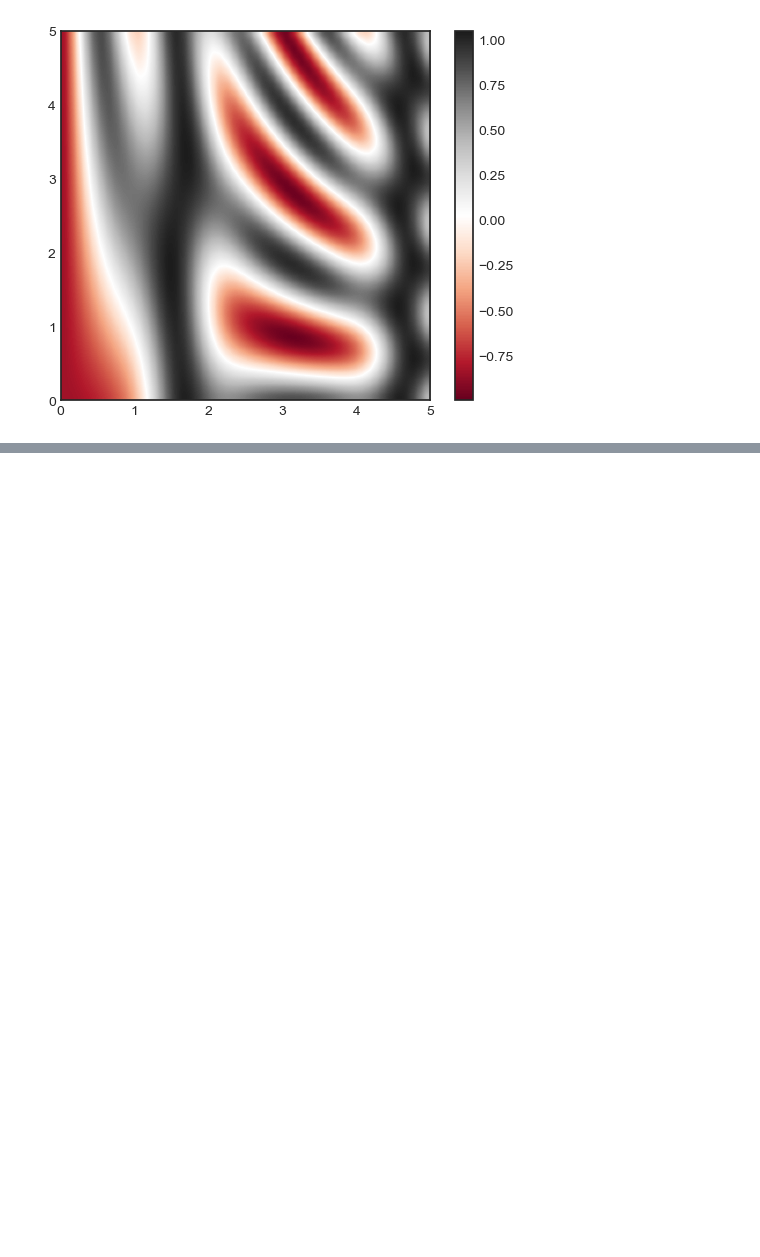
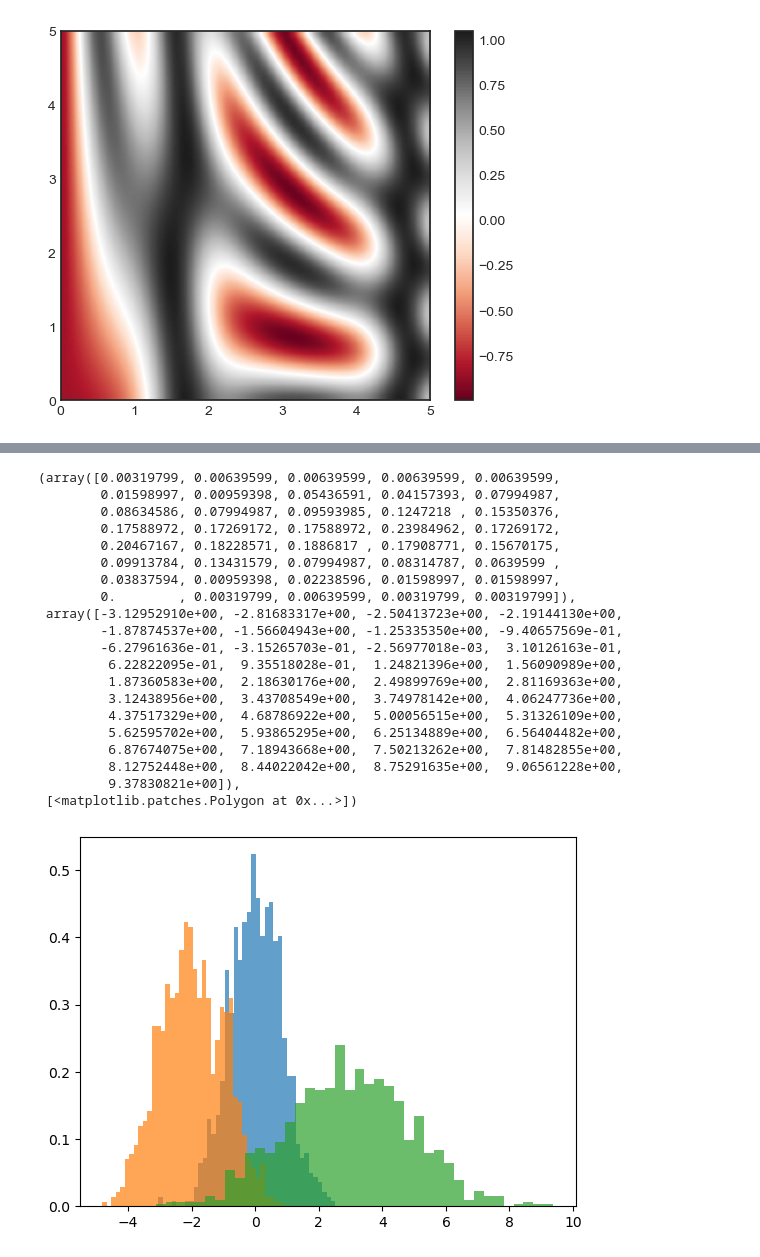
Before and after one commit to Venux09/Data_science_handbook_study, a Jupyter notebook: Matplotlib-data_science_handbook/density_detour.ipynb, the cells around one changed output, grey strips where cells are left out. Drawn from its saved outputs; the diff is of its cells as text; code cells hidden in the pictures; blank space fills up the shorter version.

```diff
--- a/Matplotlib-data_science_handbook/density_detour.ipynb
+++ b/Matplotlib-data_science_handbook/density_detour.ipynb
@@ -73,0 +109,34 @@ contours =
+# %%
+#plotting multiple data plots or histogram on the single one to compare them on similar metrics - useful tecnique
+x1 = rng.normal(0, 0.8, 1000)
+x2 = rng.normal(-2, 1, 1000)
+x3 = rng.normal(3, 2, 1000)
+
+kwargs = dict(histtype = 'stepfilled',alpha = 0.7 , density = True , bins = 40)
+
+
+plt.hist(x1 , **kwargs)
+plt.hist(x2 , **kwargs)
+plt.hist(x3 , **kwargs)
+# %% [output]
+(array([0.00319799, 0.00639599, 0.00639599, 0.00639599, 0.00639599,
+        0.01598997, 0.00959398, 0.05436591, 0.04157393, 0.07994987,
+        0.08634586, 0.07994987, 0.09593985, 0.1247218 , 0.15350376,
+        0.17588972, 0.17269172, 0.17588972, 0.23984962, 0.17269172,
+        0.20467167, 0.18228571, 0.1886817 , 0.17908771, 0.15670175,
+        0.09913784, 0.13431579, 0.07994987, 0.08314787, 0.0639599 ,
+        0.03837594, 0.00959398, 0.02238596, 0.01598997, 0.01598997,
+        0.        , 0.00319799, 0.00639599, 0.00319799, 0.00319799]),
+ array([-3.12952910e+00, -2.81683317e+00, -2.50413723e+00, -2.19144130e+00,
+        -1.87874537e+00, -1.56604943e+00, -1.25335350e+00, -9.40657569e-01,
+        -6.27961636e-01, -3.15265703e-01, -2.56977018e-03,  3.10126163e-01,
+         6.22822095e-01,  9.35518028e-01,  1.24821396e+00,  1.56090989e+00,
+         1.87360583e+00,  2.18630176e+00,  2.49899769e+00,  2.81169363e+00,
+         3.12438956e+00,  3.43708549e+00,  3.74978142e+00,  4.06247736e+00,
+         4.37517329e+00,  4.68786922e+00,  5.00056515e+00,  5.31326109e+00,
+         5.62595702e+00,  5.93865295e+00,  6.25134889e+00,  6.56404482e+00,
+         6.87674075e+00,  7.18943668e+00,  7.50213262e+00,  7.81482855e+00,
+         8.12752448e+00,  8.44022042e+00,  8.75291635e+00,  9.06561228e+00,
+         9.37830821e+00]),
+ [<matplotlib.patches.Polygon at 0x...>])
+[figure, added]
```
Also changed, not shown: parts of 14 cells of this notebook, 2 other files.
